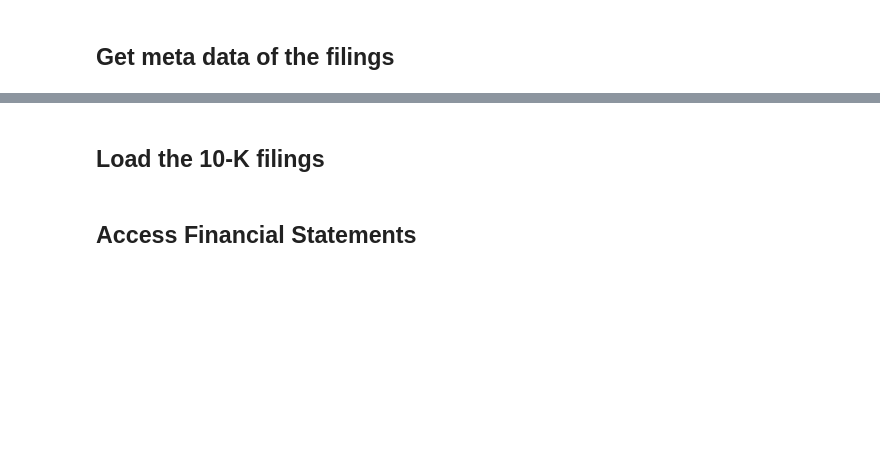
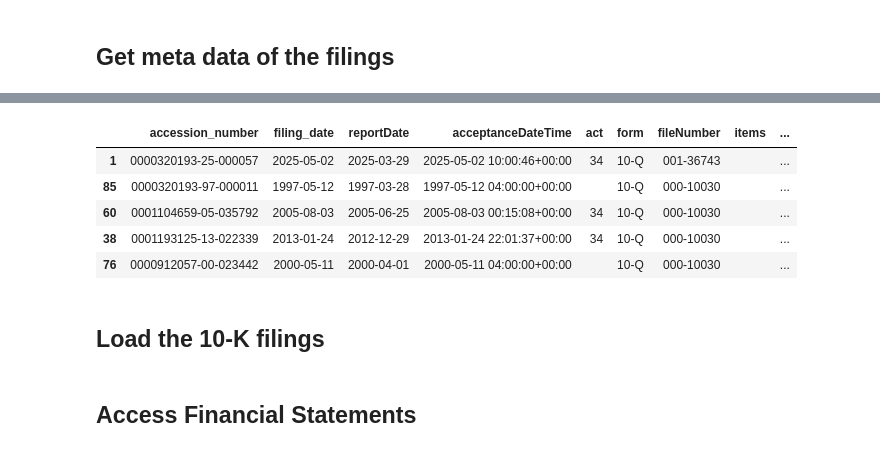
Before and after one commit to pakkapol-s/Data-Analysis-Projects, a Jupyter notebook: Edgar_Tools/Apple_filings.ipynb, the cells around one changed output, grey strips where cells are left out. Saved outputs shown, nothing was run; the diff lists cells and outputs as text; code cells hidden in the pictures; blank space fills up the shorter version.

```diff
--- a/Edgar_Tools/Apple_filings.ipynb
+++ b/Edgar_Tools/Apple_filings.ipynb
@@ -152,3 +137,12 @@ annual_filing_obj
+# %%
+annual_filings.to_pandas().sample(5)
+# %% [output]
+|  | accession_number | filing_date | reportDate | acceptanceDateTime | act | form | fileNumber | items | ... |
+| 1 | 0000320193-25-000057 | 2025-05-02 | 2025-03-29 | 2025-05-02 10:00:46+00:00 | 34 | 10-Q | 001-36743 |  | ... |
+| 85 | 0000320193-97-000011 | 1997-05-12 | 1997-03-28 | 1997-05-12 04:00:00+00:00 |  | 10-Q | 000-10030 |  | ... |
+| 60 | 0001104659-05-035792 | 2005-08-03 | 2005-06-25 | 2005-08-03 00:15:08+00:00 | 34 | 10-Q | 000-10030 |  | ... |
+| 38 | 0001193125-13-022339 | 2013-01-24 | 2012-12-29 | 2013-01-24 22:01:37+00:00 | 34 | 10-Q | 000-10030 |  | ... |
+| 76 | 0000912057-00-023442 | 2000-05-11 | 2000-04-01 | 2000-05-11 04:00:00+00:00 |  | 10-Q | 000-10030 |  | ... |
 # %% [markdown]
 ## Load the 10-K filings
 # %%
```
Also changed, not shown: parts of 25 cells of this notebook, 4 other files.
